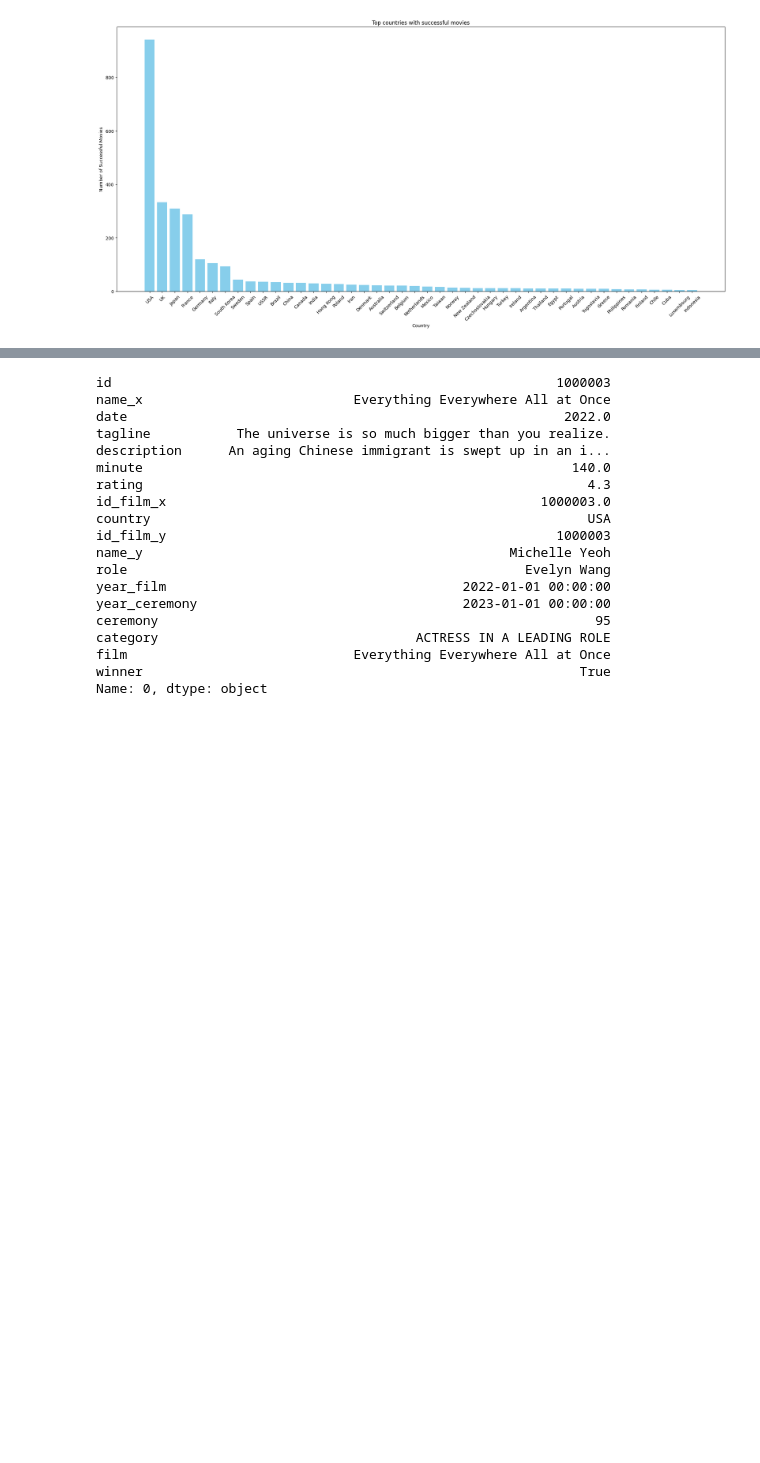
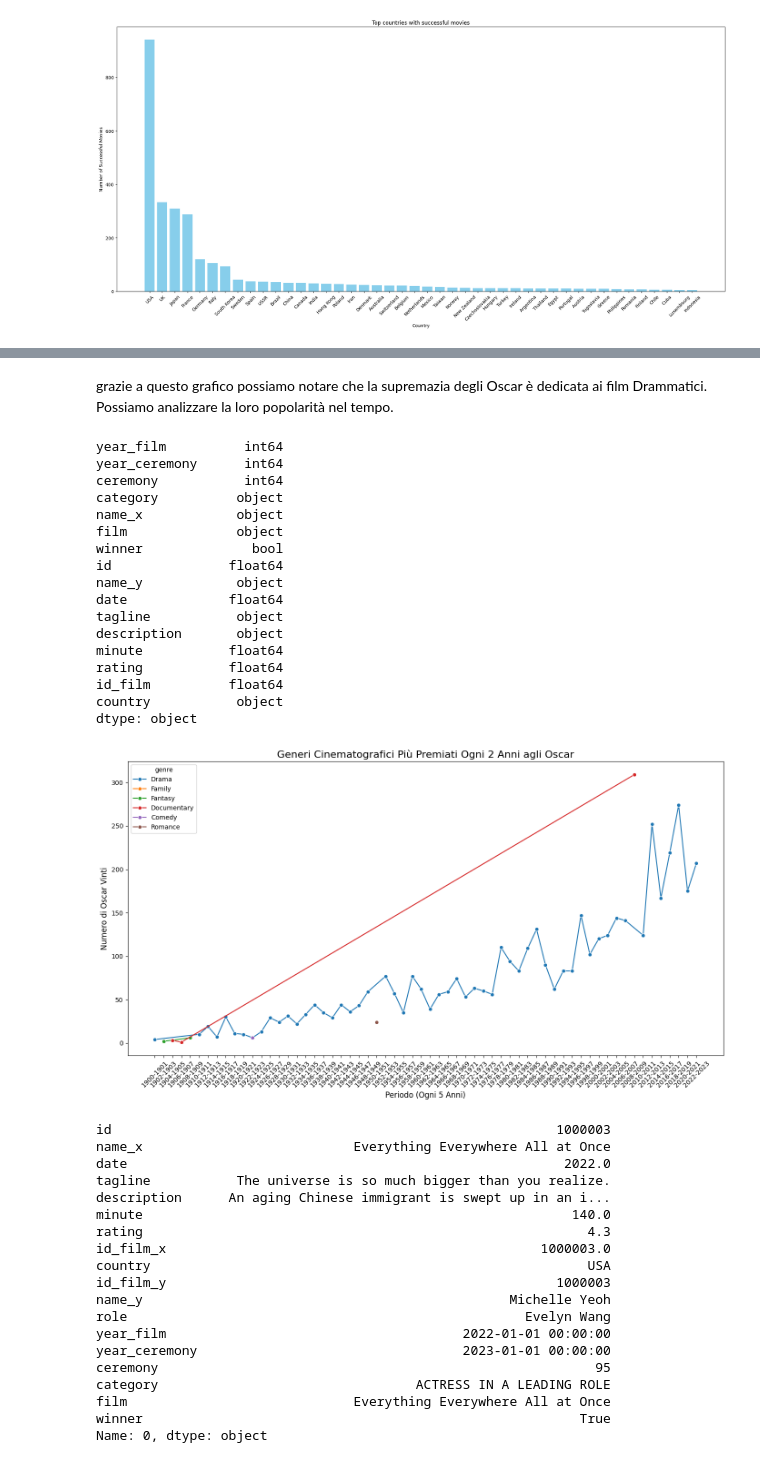
Before and after one commit to GabrieBu/freshcarrots, a Jupyter notebook: ium_Notebook/Cleaning.ipynb, the cells around one changed output, grey strips where cells are left out. Drawn from its saved outputs; the diff is of its cells as text; code cells hidden in the pictures; blank space fills up the shorter version.

```diff
--- a/ium_Notebook/Cleaning.ipynb
+++ b/ium_Notebook/Cleaning.ipynb
@@ -816,3 +875,49 @@ Possiamo vedere che gli Stati Uniti sono il paese con il maggior numero di film
+# %% [markdown]
+grazie a questo grafico possiamo notare che la supremazia degli Oscar è dedicata ai film Drammatici. Possiamo analizzare la loro popolarità nel tempo.
+# %%
+print(oscars_winners.dtypes)
+oscars_winners_with_genres = oscars_winners.merge(df_genres, left_on="id_film", right_on="id_film", how="left")
+
+genres_expanded = oscars_winners_with_genres.explode('genre')
+genres_expanded['year'] = pd.to_datetime(genres_expanded['date'], errors="coerce", format="%Y")
+genres_expanded['period'] = pd.cut(genres_expanded['year'].dt.year, bins=range(1900, 2025, 2), right=False, labels=[f"{i}-{i+1}" for i in range(1900, 2024, 2)])
+
+oscar_per_genre_by_period = genres_expanded.groupby(['period', 'genre']).size().reset_index(name='oscar_count')
+
+max_oscar_count_per_period = oscar_per_genre_by_period.groupby('period')['oscar_count'].max().reset_index(name='max_oscar_count')
+
+oscar_per_genre_max_period = pd.merge(oscar_per_genre_by_period, max_oscar_count_per_period, on='period')
+
+oscar_per_genre_max_period = oscar_per_genre_max_period[oscar_per_genre_max_period['oscar_count'] == oscar_per_genre_max_period['max_oscar_count']]
+
+plt.figure(figsize=(14, 8))
+sns.lineplot(data=oscar_per_genre_max_period, x='period', y='oscar_count', hue='genre', marker='o')
+plt.title('Generi Cinematografici Più Premiati Ogni 2 Anni agli Oscar', fontsize=16)
+plt.xlabel('Periodo (Ogni 5 Anni)', fontsize=12)
+plt.ylabel('Numero di Oscar Vinti', fontsize=12)
+
+plt.xticks(rotation=45)
+plt.tight_layout()
+plt.show()
+# %% [output]
+year_film          int64
+year_ceremony      int64
+ceremony           int64
+category          object
+name_x            object
+film              object
+winner              bool
+id               float64
+name_y            object
+date             float64
+tagline           object
+description       object
+minute           float64
+rating           float64
+id_film          float64
+country           object
+dtype: object
+[figure, added]
 # %%
 #qua utiliziamo però tutto l'insieme dei film di successo
 oscar_winners = df_oscars[df_oscars['winner'] == 1]
```
Also changed, not shown: parts of 18 cells of this notebook.
